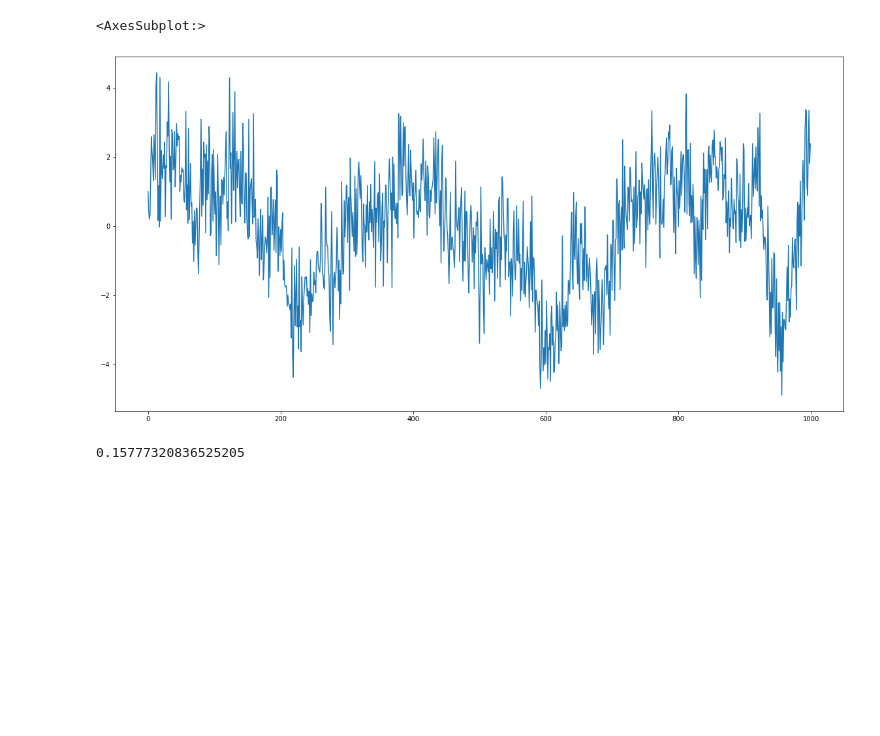
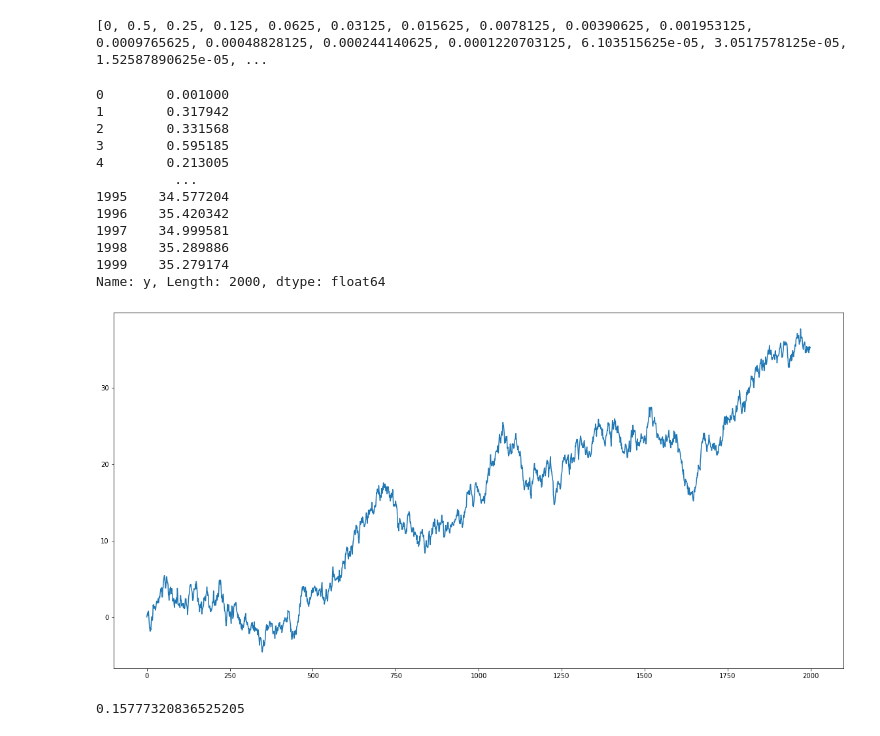
Before and after one commit to josh-ashkinaze/opinion-errors, a Jupyter notebook: Untitled.ipynb, the cells around one changed output. Saved outputs shown, nothing was run; the diff lists cells and outputs as text; code cells hidden in the pictures; blank space fills up the shorter version.

```diff
--- a/Untitled.ipynb
+++ b/Untitled.ipynb
@@ -3,53 +3,68 @@ import matplotlib.pyplot as plt
 import pandas as pd
 import numpy as np
 # %%
-def generate_data(N, drift, lags= [0.5 for t in range(1, 2)], seed=1997):
+def generate_data(N, drift, lags= [0.5 for t in range(1, 2)], seed=None):
     """
     Returns simulations from an AIMA model
 
     Params
         N: Number of periods
         drift: A float for drift of time series
         lags: A list in form [1st lag beta, 2nd lag beta, ...]
         seed: Numpy random seed (if not none, will generate same data)
 
     Returns:
         A dataframe with column 'y' as value
 
     """
     np.random.seed(seed=seed)
 
-    # Std normal noise
+    # Array of normal noise
     w = np.random.normal(loc=0, scale=1, size=N)
 
-    # Init zero vector
+    # Array of zeros, starts with drift
     y = [drift] + [0]*(N-1)
 
+    # Now we build the time series
     for t in range(1,N):
 
-        # Add current noise
-        y[t] += w[t]
+        # Add drift
+        y[t] += drift
 
         # Add past information
         for lag in range(1, len(lags)):
-            # Lagged values
-            y[t] += lags[lag]*y[t-lag]
-            # Lagged errors
-            y[t] += lags[lag]*w[t-lag]
+            if t >= lag:
+#             # Add lagged values
+                y[t] += lags[lag]*y[t-lag]
+                # Add lagged errors
+                y[t] += lags[lag]*w[t-lag]
 
 
     df = pd.DataFrame([y]).T
     df.columns=['y']
     return df
 
-
-lags= [0.1 for t in range(1, 11)]
-risk = generate_data(N=1000, drift=1, lags=lags)
-
+n_lags = 20
+lags = [0] + [0.5**x for x in range(1,n_lags+1)]
+print(lags)
+risk = generate_data(N=2000, drift=0.001, lags=lags)
 risk['y'].plot(figsize=(20, 10))
+display(risk['y'])
 # %% [output]
-<AxesSubplot:>
+[0, 0.5, 0.25, 0.125, 0.0625, 0.03125, 0.015625, 0.0078125, 0.00390625, 0.001953125, 0.0009765625, 0.00048828125, 0.000244140625, 0.0001220703125, 6.103515625e-05, 3.0517578125e-05, 1.52587890625e-05, ...
+0        0.001000
+1        0.317942
+2        0.331568
+3        0.595185
+4        0.213005
+          ...
+1995    34.577204
+1996    35.420342
+1997    34.999581
+1998    35.289886
+1999    35.279174
+Name: y, Length: 2000, dtype: float64
-[figure, old version]
+[figure, new version]
 # %%
 print(risk['y'].mean())
 # %% [output]
```
Also changed, not shown: parts of 9 cells of this notebook.
